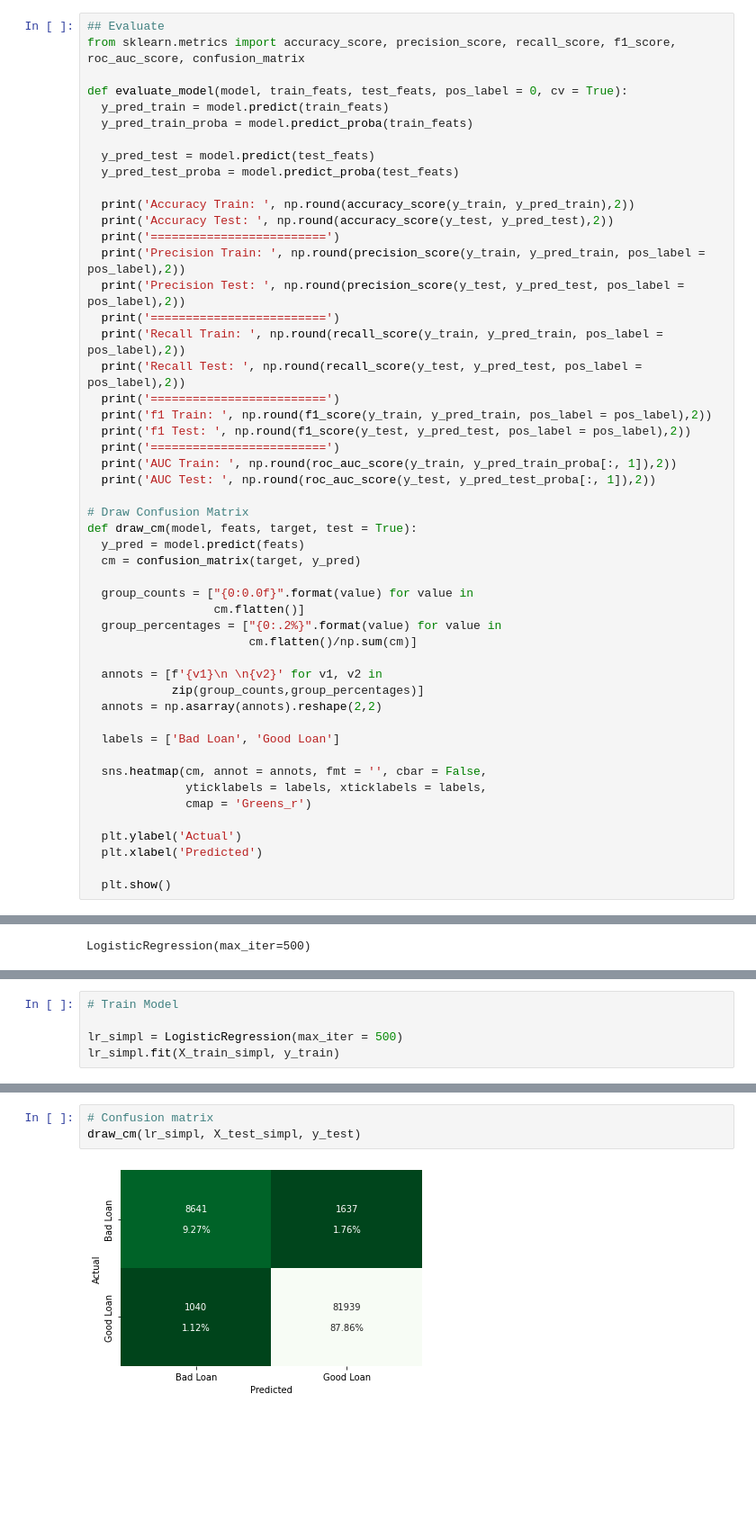
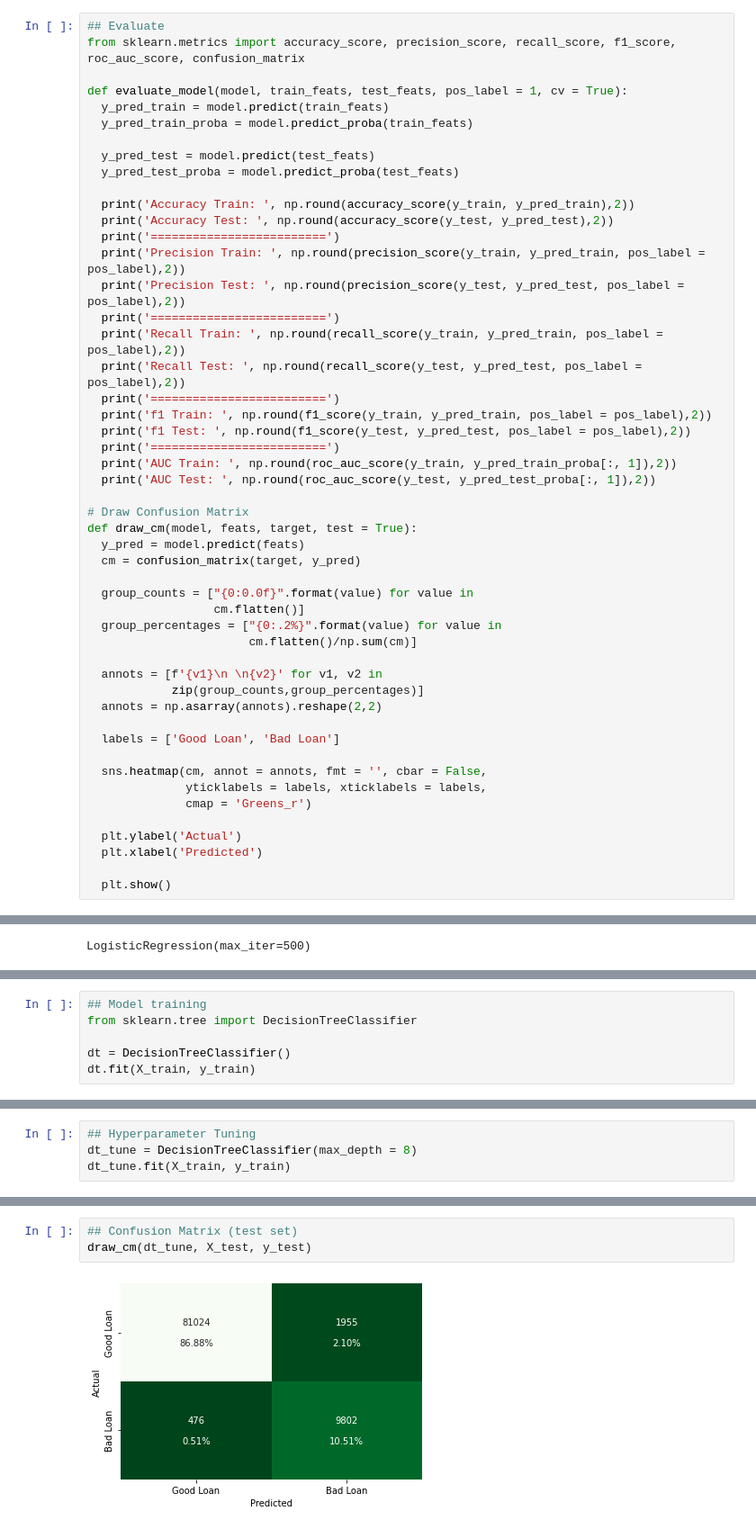
Before and after one commit to aryasa22/credit-risk-prediction, a Jupyter notebook: credit_risk_prediction.ipynb, the cells around one changed output, grey strips where cells are left out. Shown at 90% size. Drawn from its saved outputs; the diff is of its cells as text; blank space fills up the shorter version.

Commit message:
update model

```diff
--- a/credit_risk_prediction.ipynb
+++ b/credit_risk_prediction.ipynb
@@ -953,7 +951,7 @@ y_train = y_resample
 ## Evaluate
 from sklearn.metrics import accuracy_score, precision_score, recall_score, f1_score, roc_auc_score, confusion_matrix
 
-def evaluate_model(model, train_feats, test_feats, pos_label = 0, cv = True):
+def evaluate_model(model, train_feats, test_feats, pos_label = 1, cv = True):
   y_pred_train = model.predict(train_feats)
   y_pred_train_proba = model.predict_proba(train_feats)
 
@@ -989,7 +987,7 @@ def draw_cm(model, feats, target, test = True):
             zip(group_counts,group_percentages)]
   annots = np.asarray(annots).reshape(2,2)
 
-  labels = ['Bad Loan', 'Good Loan']
+  labels = ['Good Loan', 'Bad Loan']
 
   sns.heatmap(cm, annot = annots, fmt = '', cbar = False,
               yticklabels = labels, xticklabels = labels,
@@ -1072,5 +1056,0 @@ X_test_simpl = X_test[feat_simpl]
-# %%
-# Train Model
-
-lr_simpl = LogisticRegression(max_iter = 500)
-lr_simpl.fit(X_train_simpl, y_train)
@@ -1096,0 +1059,6 @@ AUC Test:  0.96
+# %%
+## Model training
+from sklearn.tree import DecisionTreeClassifier
+
+dt = DecisionTreeClassifier()
+dt.fit(X_train, y_train)
@@ -1096,0 +1085,4 @@ AUC Test:  0.96
+# %%
+## Hyperparameter Tuning
+dt_tune = DecisionTreeClassifier(max_depth = 8)
+dt_tune.fit(X_train, y_train)
@@ -1097,5 +1109,5 @@ AUC Test:  0.96
 # %%
-# Confusion matrix
-draw_cm(lr_simpl, X_test_simpl, y_test)
+## Confusion Matrix (test set)
+draw_cm(dt_tune, X_test, y_test)
 # %% [output]
-[figure, old version]
+[figure, new version]
```
Also changed, not shown: parts of 49 cells of this notebook, 3 other files.
